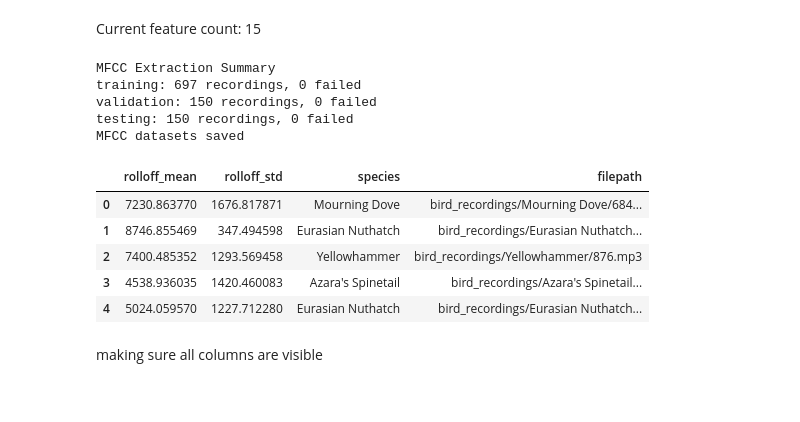
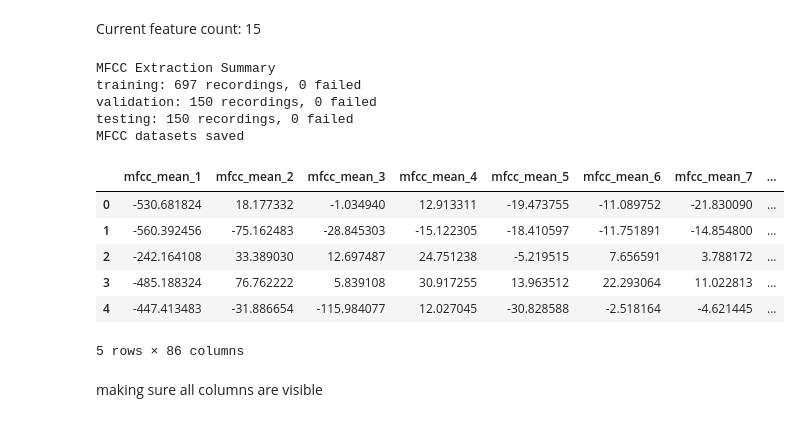
Before and after one commit to Fenera/Bird-Call-Classification-Project, a Jupyter notebook: BirdDataPreparation.ipynb, the cells around one changed output. Cells and saved outputs as stored; diff of their text form; code cells hidden in the pictures.

```diff
--- a/BirdDataPreparation.ipynb
+++ b/BirdDataPreparation.ipynb
@@ -636,8 +682,19 @@ def process_dataset(dataset):
 
     #Create the DataFrame with the extracted features
     feature_columns = (
-        # Spectral Rolloff
-        ["rolloff_mean", "rolloff_std"]
+        # 20 + 20
+        [f"mfcc_mean_{i}" for i in range(1, 21)] +
+        [f"mfcc_std_{i}" for i in range(1, 21)] +
+
+        # MFCC Delta-Delta
+        [f"delta2_mean_{i}" for i in range(1, 21)] +
+        [f"delta2_std_{i}" for i in range(1, 21)] +
+
+        # Spectral Centroid (2)
+        ["centroid_mean", "centroid_std"] +
+
+        # Spectral Bandwidth
+        ["bandwidth_mean", "bandwidth_std"]
     )
 
     mfcc_df = pd.DataFrame(
@@ -651,39 +708,40 @@ def process_dataset(dataset):
 
     return mfcc_df, failed_files
 
 
 #Extract features separately for each dataset
 train_mfcc, train_failed = process_dataset(train_df)
 val_mfcc, val_failed = process_dataset(val_df)
 test_mfcc, test_failed = process_dataset(test_df)
 
 print("\nMFCC Extraction Summary")
 print(f"training: {len(train_mfcc)} recordings, {len(train_failed)} failed")
 print(f"validation: {len(val_mfcc)} recordings, {len(val_failed)} failed")
 print(f"testing: {len(test_mfcc)} recordings, {len(test_failed)} failed")
 
 #Saave stracted features
 #each dataset with its MFCC features and species labels
 train_mfcc.to_csv("bird_train_mfcc.csv", index=False)
 val_mfcc.to_csv("bird_validation_mfcc.csv", index=False)
 test_mfcc.to_csv("bird_test_mfcc.csv", index=False)
 
 print("MFCC datasets saved")
 
 #View the training features
 display(train_mfcc.head())
 # %% [output]
 MFCC Extraction Summary
 training: 697 recordings, 0 failed
 validation: 150 recordings, 0 failed
 testing: 150 recordings, 0 failed
 MFCC datasets saved
-|  | rolloff_mean | rolloff_std | species | filepath |
-| 0 | 7230.863770 | 1676.817871 | Mourning Dove | bird_recordings/Mourning Dove/684... |
-| 1 | 8746.855469 | 347.494598 | Eurasian Nuthatch | bird_recordings/Eurasian Nuthatch... |
-| 2 | 7400.485352 | 1293.569458 | Yellowhammer | bird_recordings/Yellowhammer/876.mp3 |
-| 3 | 4538.936035 | 1420.460083 | Azara's Spinetail | bird_recordings/Azara's Spinetail... |
-| 4 | 5024.059570 | 1227.712280 | Eurasian Nuthatch | bird_recordings/Eurasian Nuthatch... |
+|  | mfcc_mean_1 | mfcc_mean_2 | mfcc_mean_3 | mfcc_mean_4 | mfcc_mean_5 | mfcc_mean_6 | mfcc_mean_7 | ... |
+| 0 | -530.681824 | 18.177332 | -1.034940 | 12.913311 | -19.473755 | -11.089752 | -21.830090 | ... |
+| 1 | -560.392456 | -75.162483 | -28.845303 | -15.122305 | -18.410597 | -11.751891 | -14.854800 | ... |
+| 2 | -242.164108 | 33.389030 | 12.697487 | 24.751238 | -5.219515 | 7.656591 | 3.788172 | ... |
+| 3 | -485.188324 | 76.762222 | 5.839108 | 30.917255 | 13.963512 | 22.293064 | 11.022813 | ... |
+| 4 | -447.413483 | -31.886654 | -115.984077 | 12.027045 | -30.828588 | -2.518164 | -4.621445 | ... |
+5 rows × 86 columns
 # %% [markdown]
 making sure all columns are visible
 # %%
```
Also changed, not shown: parts of 11 cells of this notebook.
